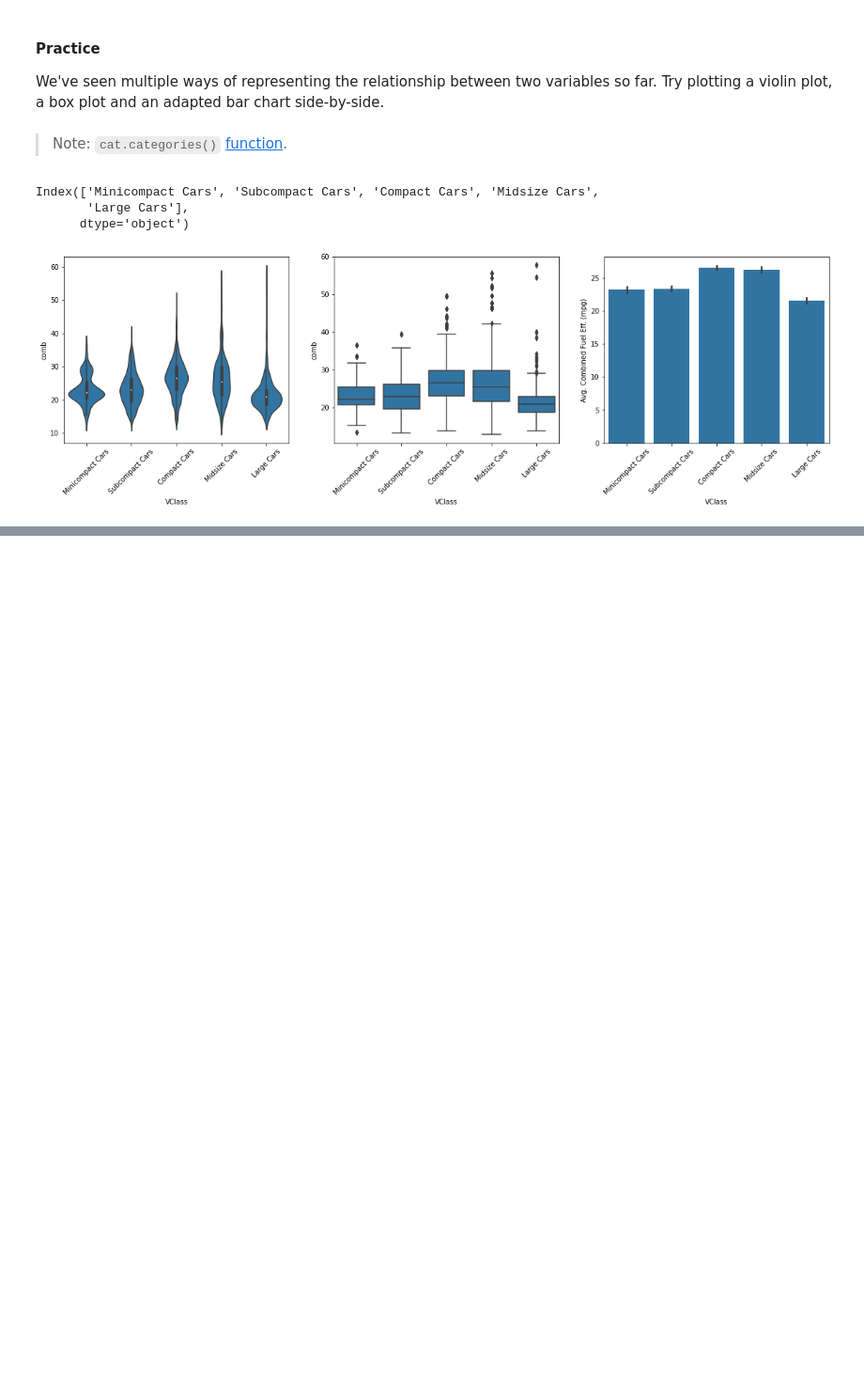
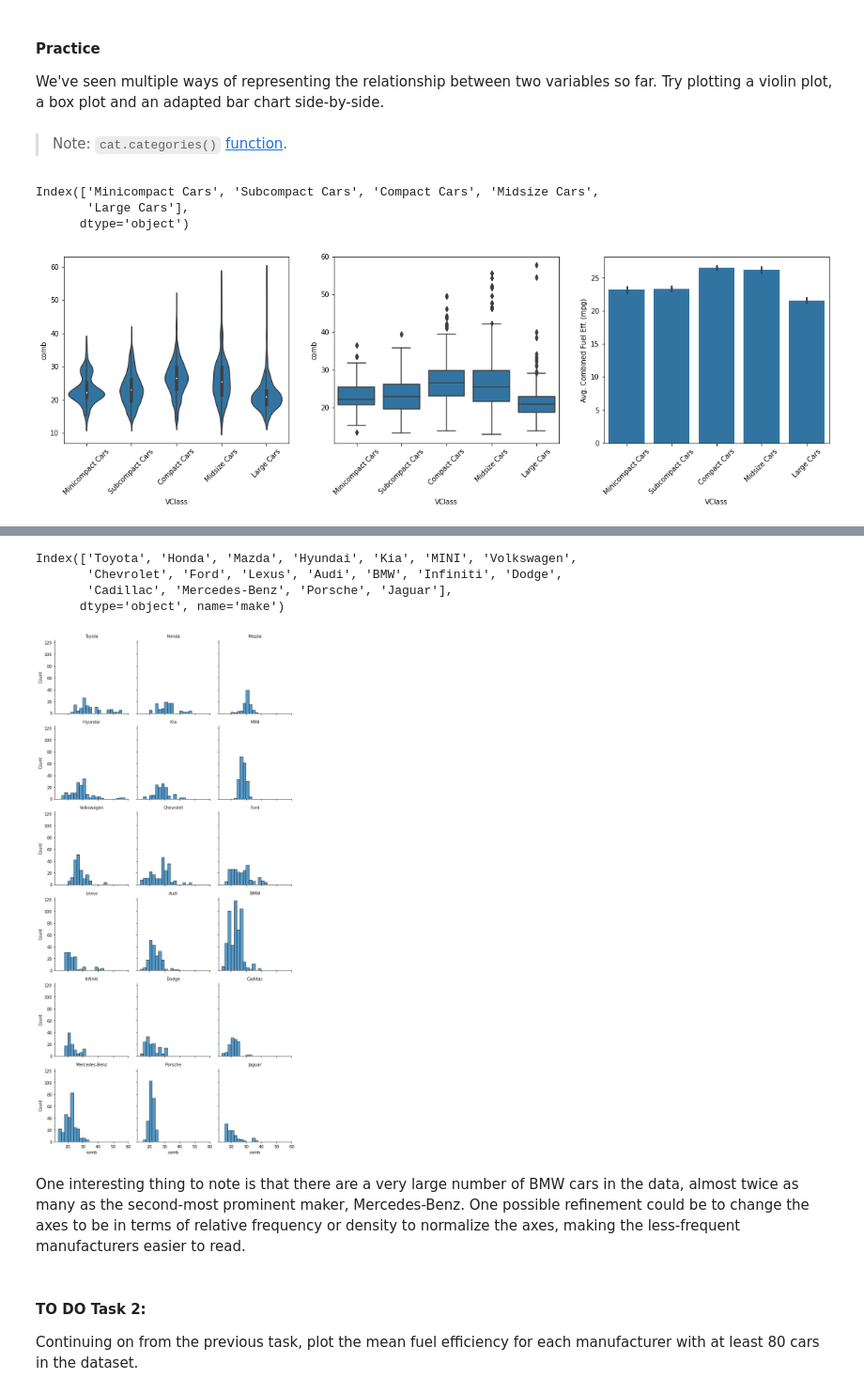
Before and after one commit to tharcyla/data-visualization, a Jupyter notebook: 04_Bivariate-Exploration-of-Data.ipynb, the cells around one changed output, grey strips where cells are left out. Shown at 94% size. Drawn from its saved outputs; the diff is of its cells as text; code cells hidden in the pictures; blank space fills up the shorter version.

```diff
--- a/04_Bivariate-Exploration-of-Data.ipynb
+++ b/04_Bivariate-Exploration-of-Data.ipynb
@@ -772,0 +836,6 @@ plt.ylabel('Avg. Combined Fuel Eff. (mpg)');
+# %%
+# first, let's sort by number of cars by each manufacturer
+# then, let's keep only those manufacturers with at least
+# 80 cars in the dataset
+make_counts = fuel_econ['make'].value_counts()
+make_counts[make_counts >= 80]
@@ -772,0 +870,6 @@ plt.ylabel('Avg. Combined Fuel Eff. (mpg)');
+# %%
+# use isin() to create a new dataset containing
+# only those manufacturers with at least 80 cars
+# in the dataset
+make_over_80 = fuel_econ[fuel_econ['make'].isin(make_counts[make_counts > 80].index)]
+make_over_80.sample(2)
@@ -772,0 +900,28 @@ plt.ylabel('Avg. Combined Fuel Eff. (mpg)');
+# %%
+# before creating the facetgrid,
+# sort manufacturers by average mileage
+# and get the indexes (order of manufacturer names)
+col_order = make_over_80.groupby('make')['comb'].mean().sort_values(ascending=False).index
+col_order
+# %% [output]
+Index(['Toyota', 'Honda', 'Mazda', 'Hyundai', 'Kia', 'MINI', 'Volkswagen',
+       'Chevrolet', 'Ford', 'Lexus', 'Audi', 'BMW', 'Infiniti', 'Dodge',
+       'Cadillac', 'Mercedes-Benz', 'Porsche', 'Jaguar'],
+      dtype='object', name='make')
+# %%
+# create the bins with the information from the describe() above
+bins = np.arange(make_over_80['comb'].min(), make_over_80['comb'].max()+2, 2)
+
+# create the facegrid using the filtered dataframe
+# based on the column 'make', limiting by 3 columns
+# sort the facetgrid by average mileage
+g = sns.FacetGrid(data=make_over_80, col='make', col_wrap=3, col_order=col_order)
+g.map(sns.histplot, 'comb', bins=bins)
+g.set_titles('{col_name}');
+# %% [output]
+[figure, added]
+# %% [markdown]
+One interesting thing to note is that there are a very large number of BMW cars in the data, almost twice as many as the second-most prominent maker, Mercedes-Benz. One possible refinement could be to change the axes to be in terms of relative frequency or density to normalize the axes, making the less-frequent manufacturers easier to read.
+# %% [markdown]
+#### TO DO Task 2:
+Continuing on from the previous task, plot the mean fuel efficiency for each manufacturer with at least 80 cars in the dataset.
```
Also changed, not shown: parts of 21 cells of this notebook.
